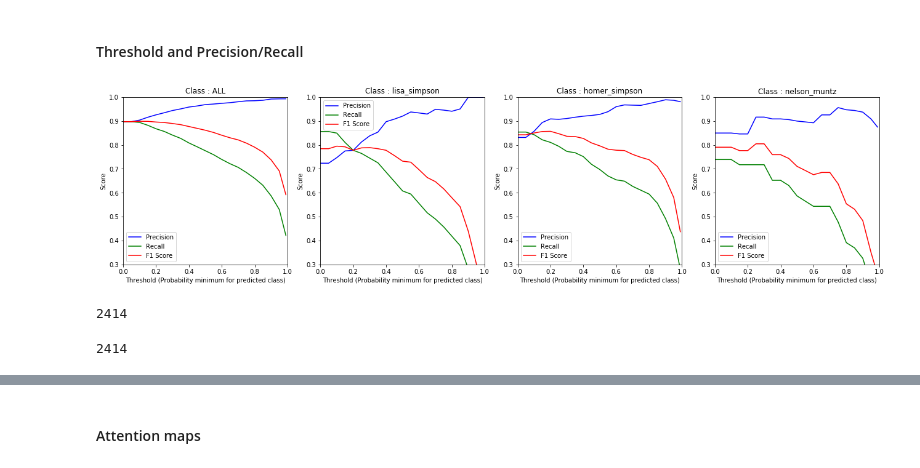
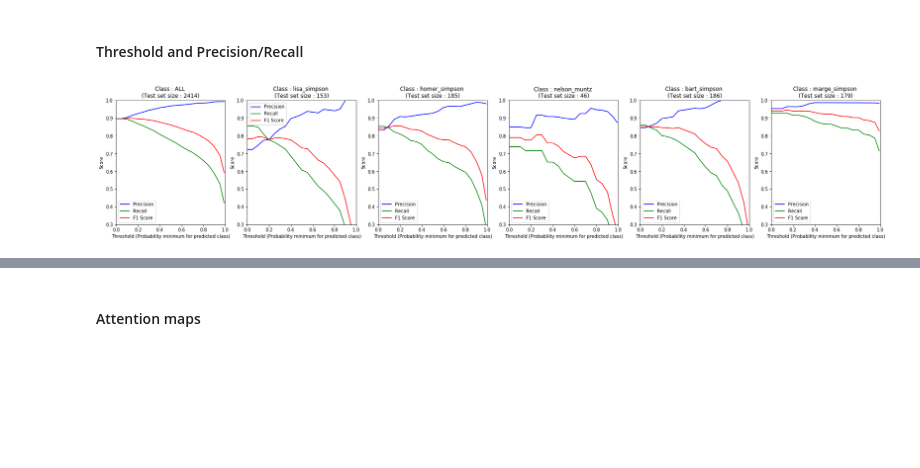
Before and after one commit to alexattia/SimpsonRecognition, a Jupyter notebook: Data Processing and Learning.ipynb, the cells around one changed output, grey strips where cells are left out. Drawn from its saved outputs; the diff is of its cells as text; code cells hidden in the pictures; blank space fills up the shorter version.

```diff
--- a/Data Processing and Learning.ipynb
+++ b/Data Processing and Learning.ipynb
@@ -345,33 +343,33 @@ for k in indices:
         if np.max(e) > k:
             pos_characters[np.argmax(e)][k].append(int(np.argmax(e) == np.argmax(y_test[i])))
 pos_characters['ALL'] = {k:np.sum([pos_characters[cl][k] for cl in pos_characters]) for k in indices}
+# %%
+indices = [round(k*0.01, 2)+round(p*0.01,2) for k,p in zip(range(0, 20), range(0, 100, 5))]
+pos_characters_2 = {cl: {k:[] for k in indices} for cl in map_characters}
+for k in indices:
+    for i, e in enumerate(y_pred):
+        if np.std(e)+np.max(e) > k:
+            pos_characters_2[np.argmax(e)][k].append(int(np.argmax(e) == np.argmax(y_test[i])))
+pos_characters_2['ALL'] = {k:np.sum([pos_characters_2[cl][k] for cl in pos_characters_2]) for k in indices}
 # %%
-classes_plot = ["ALL", 10, 7, 15]
+classes_plot = ["ALL", 10, 7, 15, 2, 11]
 tr = {"ALL": np.argmax(y_test, axis=1)}
 f, ax = plt.subplots(ncols=len(classes_plot), figsize=(len(classes_plot)*5, 5))
 for i, cl_plt in enumerate(classes_plot):
     precision = {k:np.sum(pos_characters[cl_plt][k])/len(pos_characters[cl_plt][k]) for k in indices}
     recall = {k:np.sum(pos_characters[cl_plt][k])/np.sum(np.argmax(y_test, axis=1)==tr.get(cl_plt, cl_plt))for k in indices}
     f1_score = {k:(2*precision[k]*recall[k])/(precision[k]+recall[k]) for k in indices}
     x,y = zip(*sorted(precision.items()))
     ax[i].plot(x, y, color='blue', label='Precision')
     x,y = zip(*sorted(recall.items()))
     ax[i].plot(x, y, label='Recall', color='green')
     x,y = zip(*sorted(f1_score.items()))
     ax[i].plot(x, y, color='red', label='F1 Score')
     _ = ax[i].set_xlim((0,1))
     _ = ax[i].set_ylabel('Score')
     _ = ax[i].set_xlabel('Threshold (Probability minimum for predicted class)')
     _ = ax[i].set_ylim((0.3,1))
     _ = ax[i].legend()
-    _ = ax[i].set_title('Class : %s' % map_characters.get(cl_plt, cl_plt))
+    _ = ax[i].set_title('Class : %s \n(Test set size : %d)' % (map_characters.get(cl_plt, cl_plt), np.sum(np.argmax(y_test, axis=1) == tr.get(cl_plt, cl_plt))))
 # %% [output]
-[figure, old version]
+[figure, new version]
-# %%
-np.sum(np.argmax(y_test, axis=1)==np.argmax(y_test, axis=1))
-# %% [output]
-2414
-# %%
-len(y_test)
-# %% [output]
-2414
```
Also changed, not shown: parts of 3 cells of this notebook, 2 other files.
